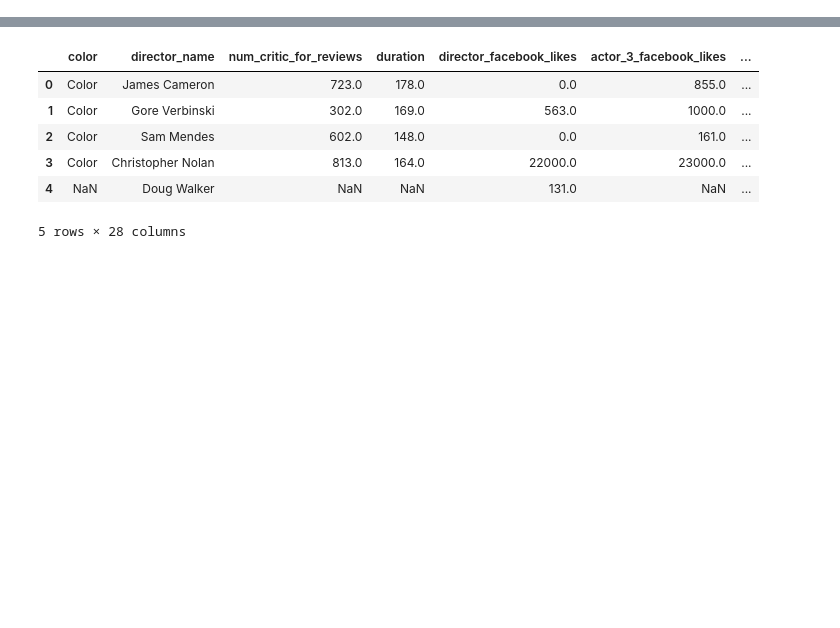
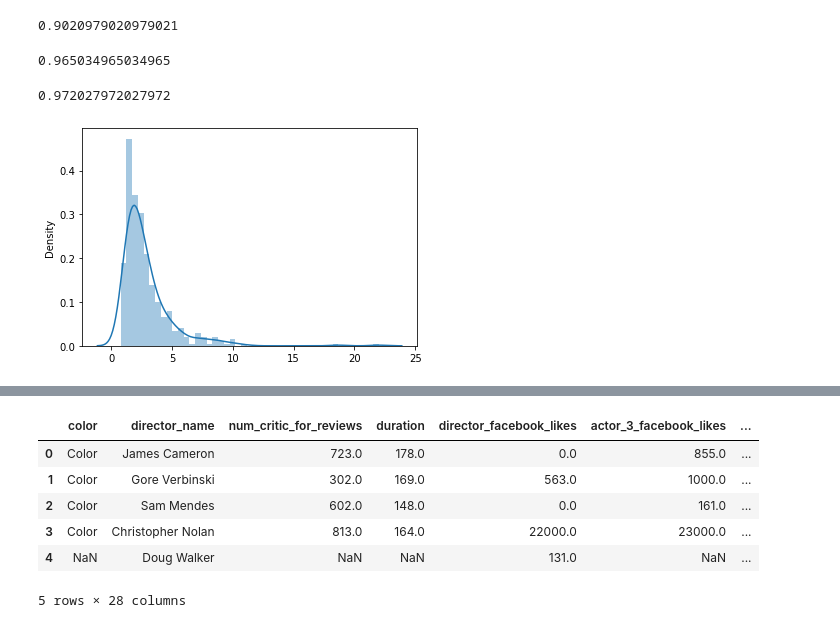
Before and after one commit to luckyspia/TIL, a Jupyter notebook: Machine_Learning/04.Feature_Engineering.ipynb, the cells around one changed output, grey strips where cells are left out. Saved outputs shown, nothing was run; the diff lists cells and outputs as text; code cells hidden in the pictures; blank space fills up the shorter version.

Commit message:
Scaling, Imputation, Selection etc...

```diff
--- a/Machine_Learning/04.Feature_Engineering.ipynb
+++ b/Machine_Learning/04.Feature_Engineering.ipynb
@@ -5,0 +305,44 @@ warnings.filterwarnings('ignore')
+# %%
+from sklearn.datasets import load_breast_cancer
+from sklearn.model_selection import train_test_split
+
+cancer = load_breast_cancer()
+X_train, X_test, y_train, y_test = train_test_split(cancer.data, cancer.target, random_state=2022)
+# %%
+from sklearn.svm import SVC
+
+svm = SVC(random_state=2022)
+svm.fit(X_train, y_train).score(X_test, y_test)
+# %% [output]
+0.9020979020979021
+# %%
+# Standarization : Preprocessing Using Zero Mean and Unit Variance Scaling
+from sklearn.preprocessing import StandardScaler
+
+scaler = StandardScaler()
+
+X_train_sc_1 = scaler.fit_transform(X_train)
+X_test_sc_1 = scaler.transform(X_test)
+svm.fit(X_train_sc_1, y_train).score(X_test_sc_1, y_test)
+# %% [output]
+0.965034965034965
+# %%
+# Min-Max Scaling : Preprocessing using 0-1 scaling
+from sklearn.preprocessing import MinMaxScaler
+
+scaler = MinMaxScaler()
+
+X_train_sc_2 = scaler.fit(X_train).transform(X_train)
+X_test_sc_2 = scaler.transform(X_test)
+svm.fit(X_train_sc_2, y_train).score(X_test_sc_2, y_test)
+# %% [output]
+0.972027972027972
+# %%
+# Power Transform
+
+import seaborn as sns
+import matplotlib.pyplot as plt
+sns.distplot(pd.DataFrame(X_train[:,12]))
+plt.show()
+# %% [output]
+[figure, added]
```
Also changed, not shown: parts of 59 cells of this notebook.
